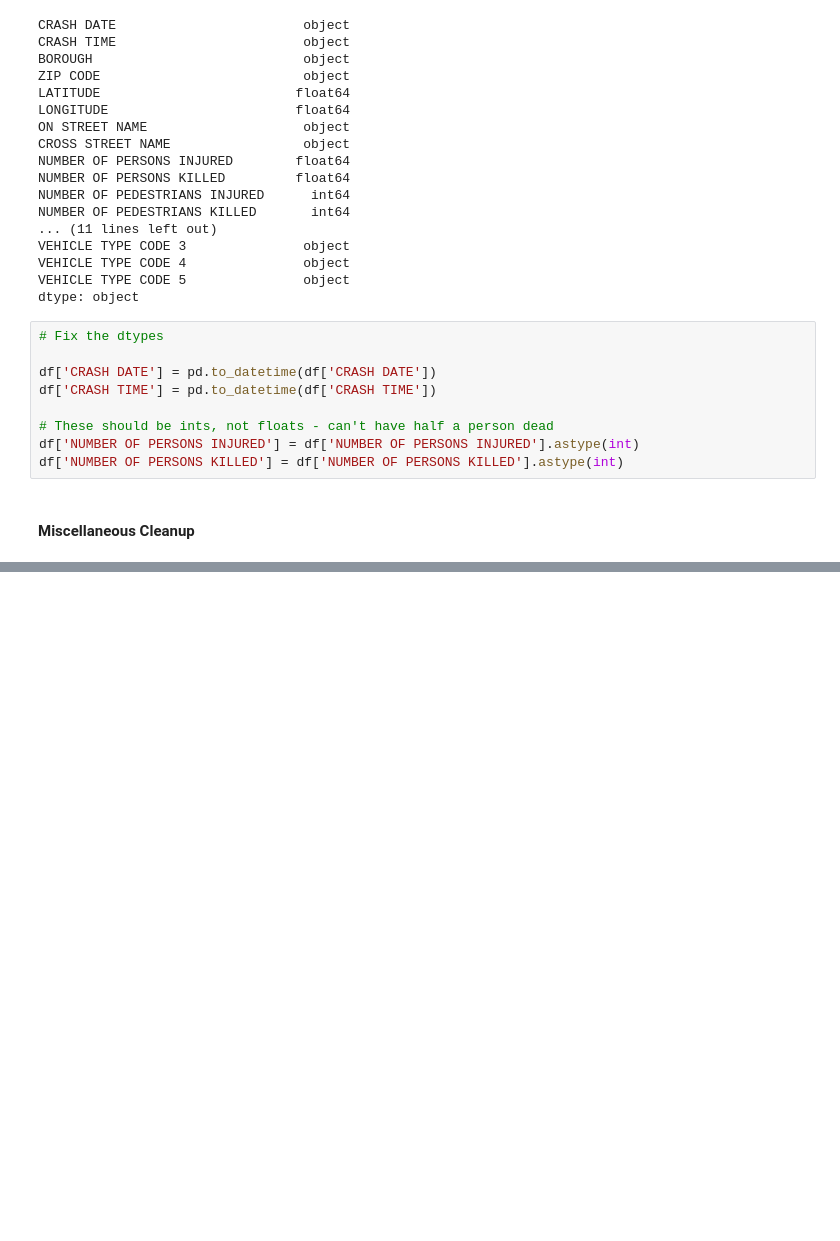
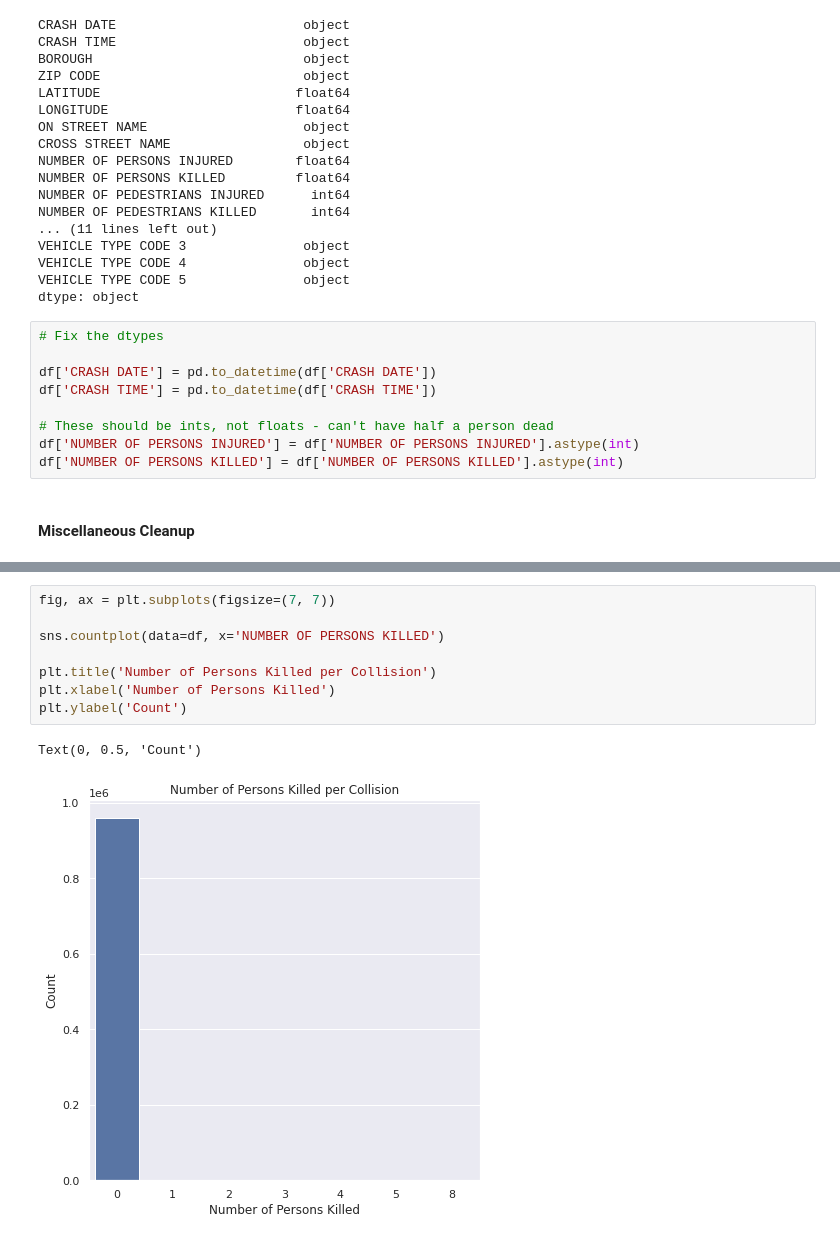
Before and after one commit to ynoTL23/MAT-328-Project, a Jupyter notebook: Project.ipynb, the cells around one changed output, grey strips where cells are left out. Cells and saved outputs as stored; diff of their text form; blank space fills up the shorter version.

```diff
--- a/Project.ipynb
+++ b/Project.ipynb
@@ -181,0 +247,11 @@ df.head()
+# %%
+fig, ax = plt.subplots(figsize=(7, 7))
+
+sns.countplot(data=df, x='NUMBER OF PERSONS KILLED')
+
+plt.title('Number of Persons Killed per Collision')
+plt.xlabel('Number of Persons Killed')
+plt.ylabel('Count')
+# %% [output]
+Text(0, 0.5, 'Count')
+[figure, added]
```
Also changed, not shown: parts of 12 cells of this notebook.
